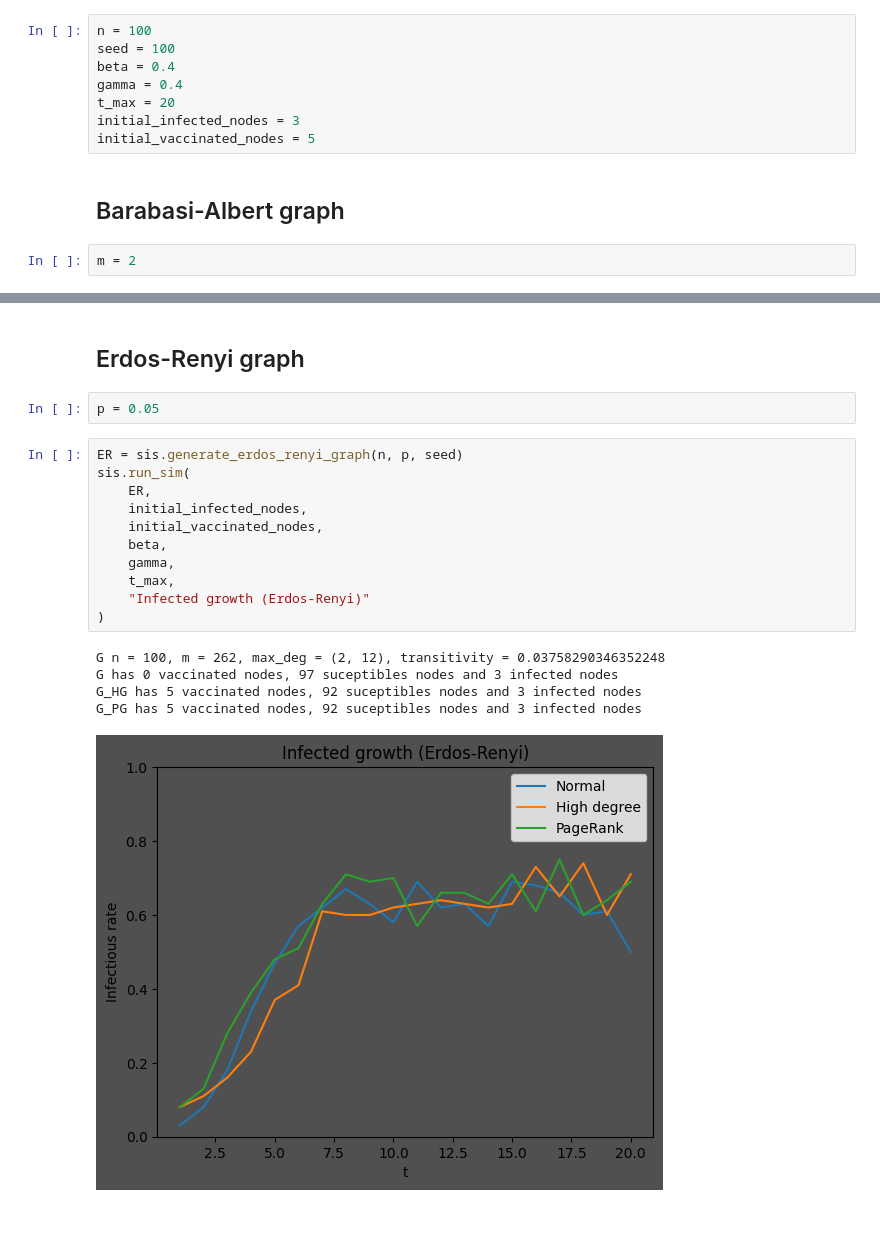
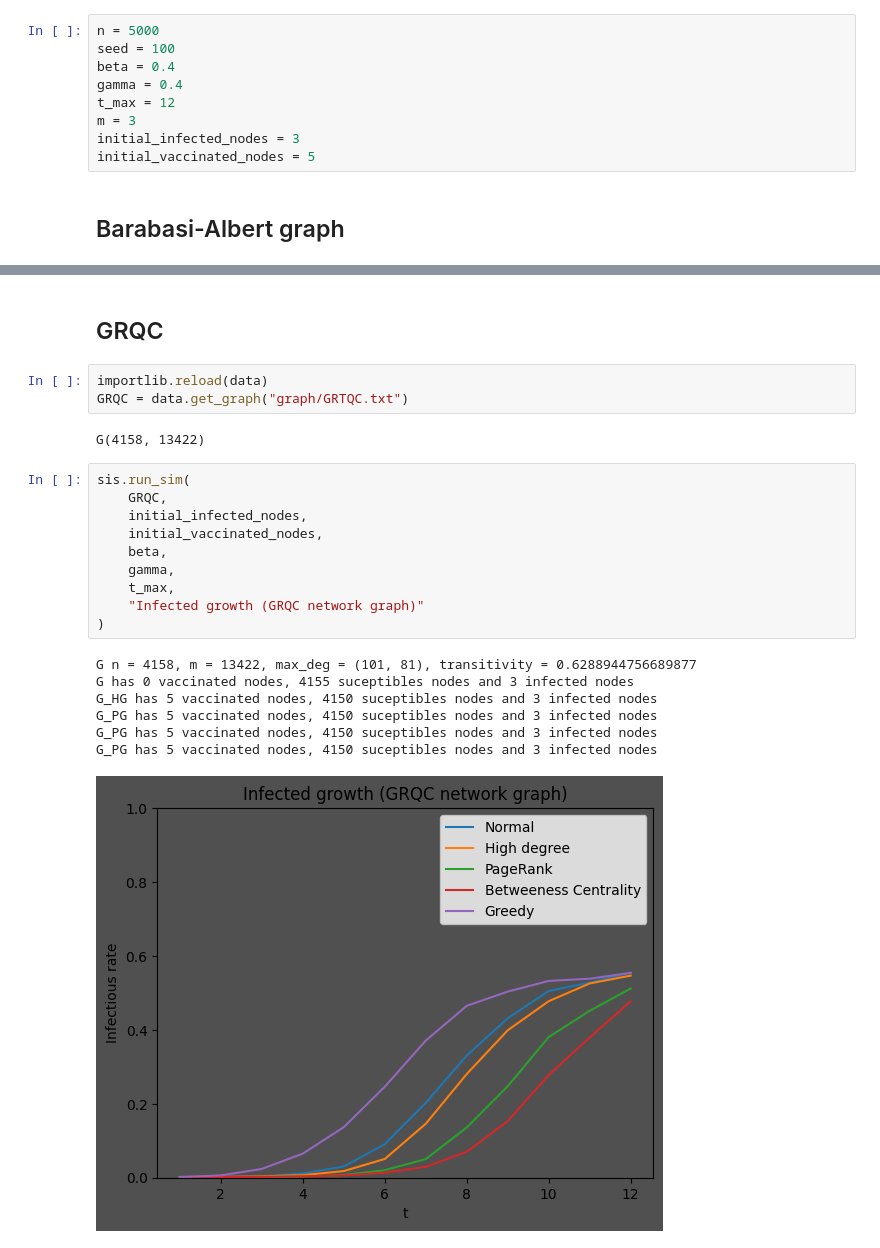
Before and after one commit to Herbin-Clement/immun-strat, a Jupyter notebook: main.ipynb, the cells around one changed output, grey strips where cells are left out. Saved outputs shown, nothing was run; the diff lists cells and outputs as text; blank space fills up the shorter version.

```diff
--- a/main.ipynb
+++ b/main.ipynb
@@ -16,15 +18,14 @@ importlib.reload(immun)
 # %%
-n = 100
+n = 5000
 seed = 100
 beta = 0.4
 gamma = 0.4
-t_max = 20
+t_max = 12
+m = 3
 initial_infected_nodes = 3
 initial_vaccinated_nodes = 5
 # %% [markdown]
 ## Barabasi-Albert graph
-# %%
-m = 2
 # %%
 BA = sis.generate_barabasi_albert_graph(n, m, seed)
 sis.run_sim(
@@ -45,21 +42,25 @@ G_PG has 5 vaccinated nodes, 92 suceptibles nodes and 3 infected nodes
-# %% [markdown]
-## Erdos-Renyi graph
-# %%
-p = 0.05
+# %% [markdown]
+## GRQC
+# %%
+importlib.reload(data)
+GRQC = data.get_graph("graph/GRTQC.txt")
+# %% [output]
+G(4158, 13422)
 # %%
-ER = sis.generate_erdos_renyi_graph(n, p, seed)
 sis.run_sim(
-    ER,
+    GRQC,
     initial_infected_nodes,
     initial_vaccinated_nodes,
     beta,
     gamma,
     t_max,
-    "Infected growth (Erdos-Renyi)"
+    "Infected growth (GRQC network graph)"
 )
 # %% [output]
-G n = 100, m = 262, max_deg = (2, 12), transitivity = 0.03758290346352248
-G has 0 vaccinated nodes, 97 suceptibles nodes and 3 infected nodes
-G_HG has 5 vaccinated nodes, 92 suceptibles nodes and 3 infected nodes
-G_PG has 5 vaccinated nodes, 92 suceptibles nodes and 3 infected nodes
+G n = 4158, m = 13422, max_deg = (101, 81), transitivity = 0.6288944756689877
+G has 0 vaccinated nodes, 4155 suceptibles nodes and 3 infected nodes
+G_HG has 5 vaccinated nodes, 4150 suceptibles nodes and 3 infected nodes
+G_PG has 5 vaccinated nodes, 4150 suceptibles nodes and 3 infected nodes
+G_PG has 5 vaccinated nodes, 4150 suceptibles nodes and 3 infected nodes
+G_PG has 5 vaccinated nodes, 4150 suceptibles nodes and 3 infected nodes
-[figure, old version]
+[figure, new version]
```
Also changed, not shown: parts of 9 cells of this notebook, 11 other files.
